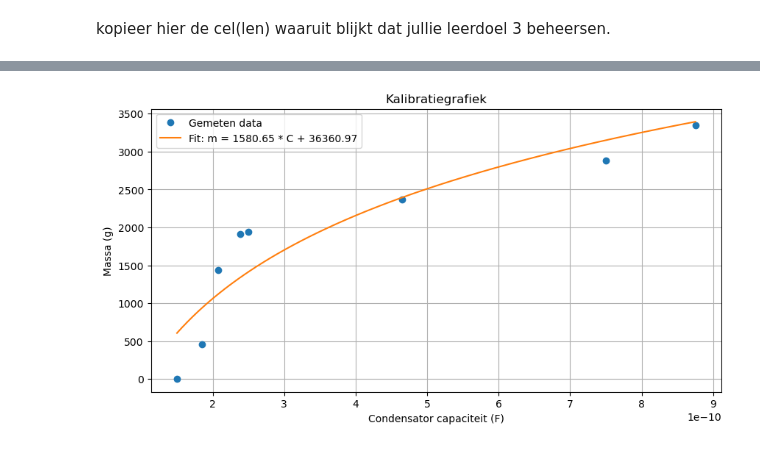
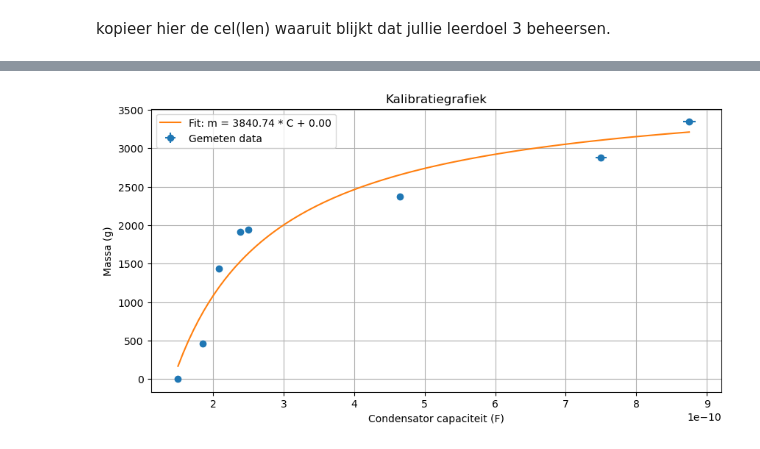
Before and after one commit to wpfPeutz/opdrachten-DEF-D, a Jupyter notebook: FysiekeOntwerpopdrachten/2OntwerpEenSensorCondensator/DEFOntwerpopdracht2OntwerpEenSensorInvulTemplate.ipynb, the cells around one changed output, grey strips where cells are left out. Drawn from its saved outputs; the diff is of its cells as text; code cells hidden in the pictures.

```diff
--- a/FysiekeOntwerpopdrachten/2OntwerpEenSensorCondensator/DEFOntwerpopdracht2OntwerpEenSensorInvulTemplate.ipynb
+++ b/FysiekeOntwerpopdrachten/2OntwerpEenSensorCondensator/DEFOntwerpopdracht2OntwerpEenSensorInvulTemplate.ipynb
@@ -229,30 +251,3 @@ kopieer hier de cel(len) waaruit blijkt dat jullie leerdoel 1 beheersen.
 #### Voeg hier een foto van je plaatcondensator en van de meting op de scope in. Dus 2 foto's.
 ![scope meting 1](P1.png)
 ![scope meting 2](P2.png)
-# %%
-# Plot hier je gemeten kalibratiegrafiek en plot in dezelfde figuur ook je verwachte ontwerpgrafiek.
-from scipy.optimize import curve_fit
-m1= 973.3
-m2=972.2
-m3= 938.1
-m4= 461.3
-m = np.array([0, m4,m1+m4,m1+m3,m1+m2,m1+m3+m4,m1+m2+m3,m1+m2+m3+m4])
-C = np.array([150,185,208, 238, 250, 465, 750, 875])*1e-12
-
-def fitfunctie(C, a, b):
-    return a*np.log(C) + b
-curve_fit(fitfunctie, C, m)
-popt, pcov = curve_fit(fitfunctie, C, m)
-a_fit, b_fit = popt
-x_fit = np.linspace(np.min(C), np.max(C), 100)
-y_fit = fitfunctie(x_fit, a_fit, b_fit)
-
-plt.figure(figsize=(10, 5))
-plt.plot(C, m, 'o', label='Gemeten data')
-plt.plot(x_fit, y_fit, '-', label=f'Fit: m = {a_fit:.2f} * C + {b_fit:.2f}')
-plt.xlabel("Condensator capaciteit (F)")
-plt.ylabel("Massa (g)")
-plt.title("Kalibratiegrafiek")
-plt.grid()
-plt.legend()
-plt.show()
@@ -319,29 +320,31 @@ kopieer hier de cel(len) waaruit blijkt dat jullie leerdoel 3 beheersen.
 # %%
 # Plot hier je gemeten kalibratiegrafiek en plot in dezelfde figuur ook je verwachte ontwerpgrafiek.
 from scipy.optimize import curve_fit
 m1= 973.3
 m2=972.2
 m3= 938.1
 m4= 461.3
 m = np.array([0, m4,m1+m4,m1+m3,m1+m2,m1+m3+m4,m1+m2+m3,m1+m2+m3+m4])
 C = np.array([150,185,208, 238, 250, 465, 750, 875])*1e-12
 
+
+
 def fitfunctie(C, a, b):
-    return a*np.log(C) + b
+    return a-b/C
 curve_fit(fitfunctie, C, m)
 popt, pcov = curve_fit(fitfunctie, C, m)
 a_fit, b_fit = popt
 x_fit = np.linspace(np.min(C), np.max(C), 100)
 y_fit = fitfunctie(x_fit, a_fit, b_fit)
 
 plt.figure(figsize=(10, 5))
-plt.plot(C, m, 'o', label='Gemeten data')
+plt.errorbar(C, m, yerr=0.5, xerr=0.01*C, fmt='o', label='Gemeten data')
 plt.plot(x_fit, y_fit, '-', label=f'Fit: m = {a_fit:.2f} * C + {b_fit:.2f}')
 plt.xlabel("Condensator capaciteit (F)")
 plt.ylabel("Massa (g)")
 plt.title("Kalibratiegrafiek")
 plt.grid()
 plt.legend()
 plt.show()
 # %% [output]
-[figure, old version]
+[figure, new version]
```
Also changed, not shown: parts of 4 cells of this notebook.
